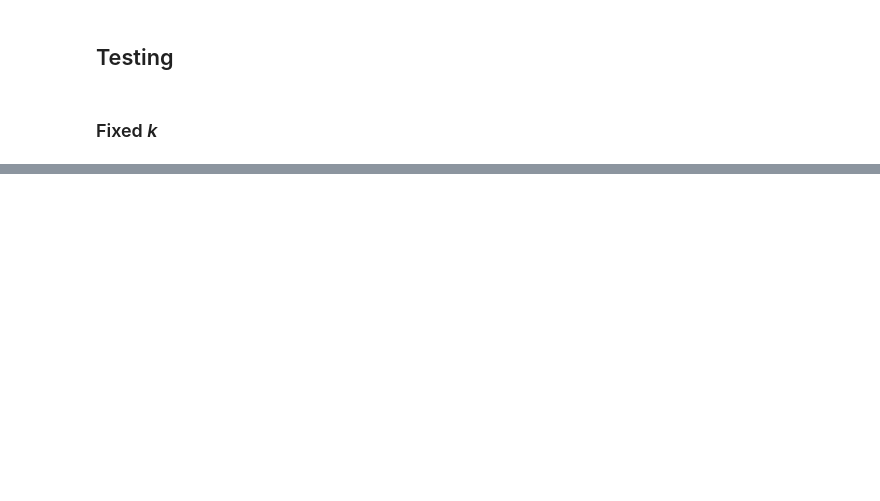
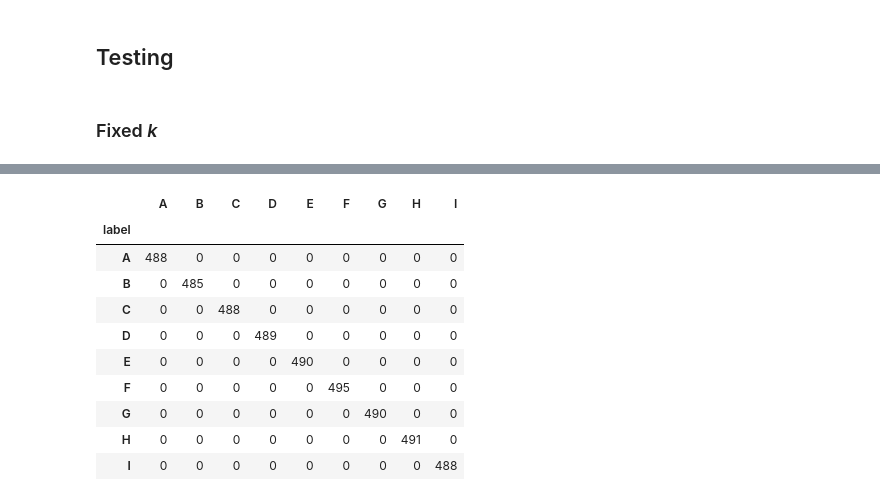
Before and after one commit to OzetteTech/comparative-embedding-visualization, a Jupyter notebook: notebooks/test_cases/neighborhood.ipynb, the cells around one changed output, grey strips where cells are left out. Saved outputs shown, nothing was run; the diff lists cells and outputs as text; code cells hidden in the pictures; blank space fills up the shorter version.

Commit message:
implement dynamic k

```diff
--- a/notebooks/test_cases/neighborhood.ipynb
+++ b/notebooks/test_cases/neighborhood.ipynb
@@ -77,0 +99,19 @@ run([
+# %%
+from embcomp.test_cases.metrics import dynamic_k
+
+a, b = cases[0]()
+
+
+dynamic_k(a)
+# %% [output]
+|  | A | B | C | D | E | F | G | H | I |
+| label |  |  |  |  |  |  |  |  |  |
+| A | 488 | 0 | 0 | 0 | 0 | 0 | 0 | 0 | 0 |
+| B | 0 | 485 | 0 | 0 | 0 | 0 | 0 | 0 | 0 |
+| C | 0 | 0 | 488 | 0 | 0 | 0 | 0 | 0 | 0 |
+| D | 0 | 0 | 0 | 489 | 0 | 0 | 0 | 0 | 0 |
+| E | 0 | 0 | 0 | 0 | 490 | 0 | 0 | 0 | 0 |
+| F | 0 | 0 | 0 | 0 | 0 | 495 | 0 | 0 | 0 |
+| G | 0 | 0 | 0 | 0 | 0 | 0 | 490 | 0 | 0 |
+| H | 0 | 0 | 0 | 0 | 0 | 0 | 0 | 491 | 0 |
+| I | 0 | 0 | 0 | 0 | 0 | 0 | 0 | 0 | 488 |
```
Also changed, not shown: parts of 6 cells of this notebook, 4 other files.
